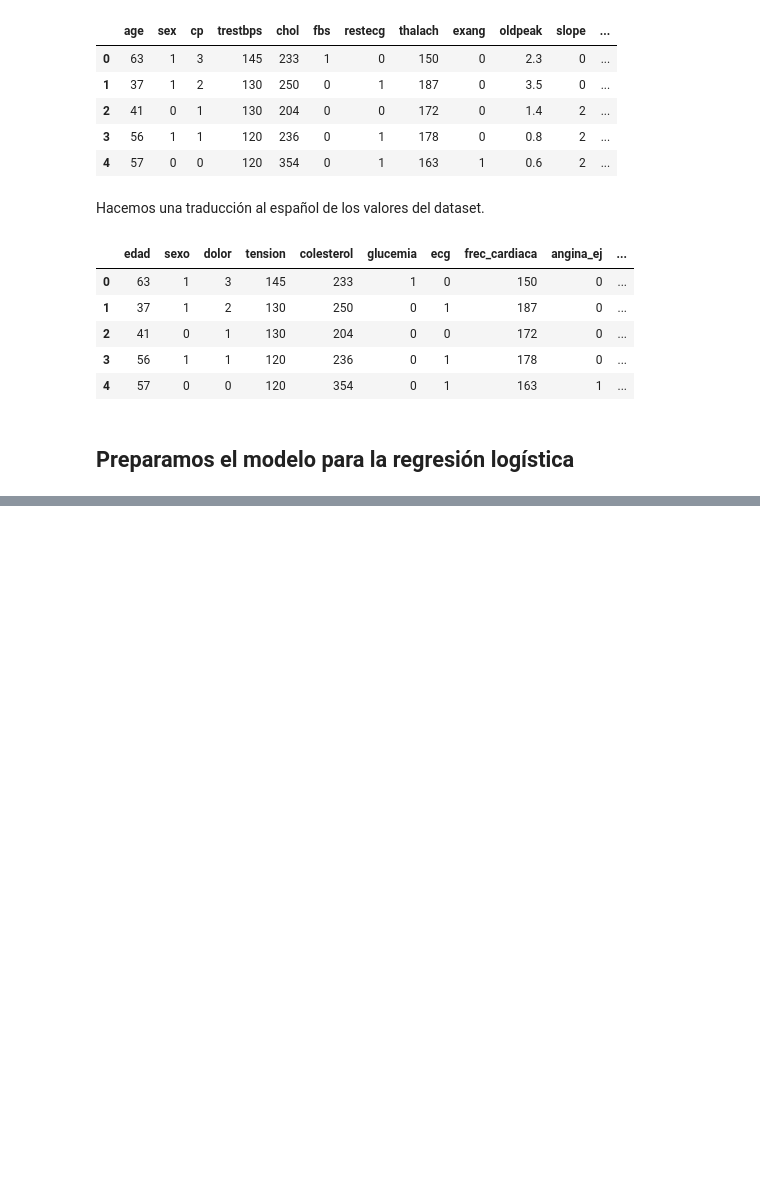
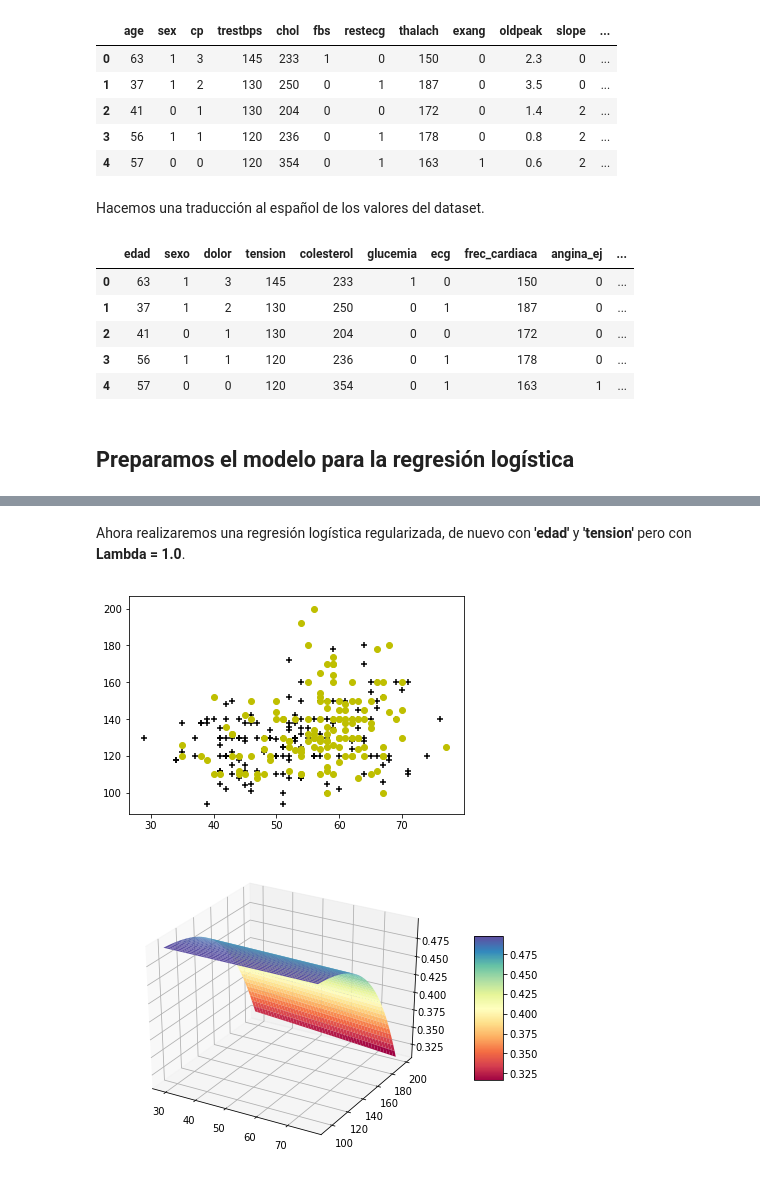
Before and after one commit to nestcmartin/Machine-Learning, a Jupyter notebook: pf/Logistic Regression.ipynb, the cells around one changed output, grey strips where cells are left out. Drawn from its saved outputs; the diff is of its cells as text; code cells hidden in the pictures; blank space fills up the shorter version.

```diff
--- a/pf/Logistic Regression.ipynb
+++ b/pf/Logistic Regression.ipynb
@@ -164,0 +174,7 @@ LogisticRegression(C='enfermedad', class_weight=None, dual='edad',
+# %% [markdown]
+Ahora realizaremos una regresión logística regularizada, de nuevo con **'edad'** y **'tension'** pero con **Lambda = 1.0**.
+# %%
+LogisticRegresionReg(dt, 'edad', 'tension', y, 1.0)
+# %% [output]
+[figure, added]
+[figure, added]
```
Also changed, not shown: parts of 14 cells of this notebook, 1 other file.
